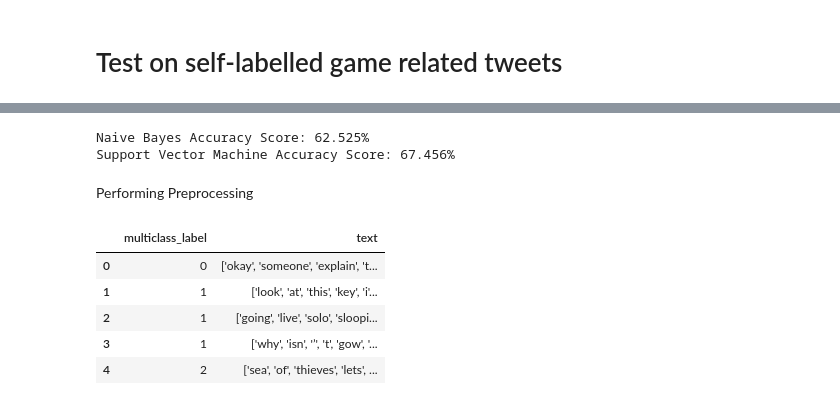
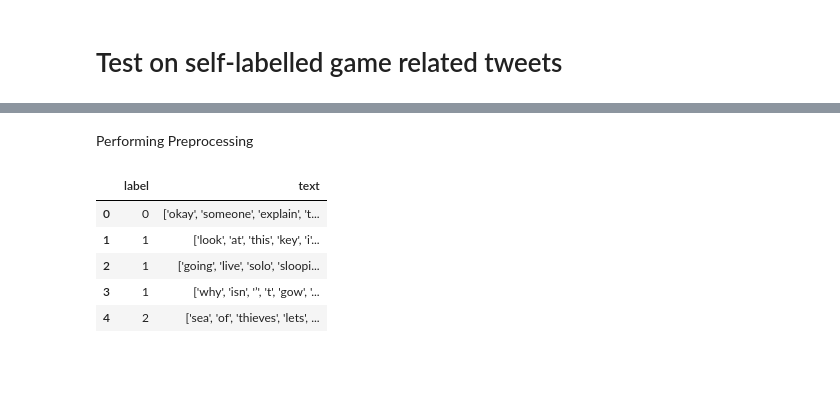
Before and after one commit to florian-frey/DataExploration-KLU, a Jupyter notebook: training_multiclass.ipynb, the cells around one changed output, grey strips where cells are left out. Drawn from its saved outputs; the diff is of its cells as text; code cells hidden in the pictures; blank space fills up the shorter version.

```diff
--- a/training_multiclass.ipynb
+++ b/training_multiclass.ipynb
@@ -201,10 +167,10 @@ Support Vector Machine Accuracy Score: 71.239%
 # %% [markdown]
 # Test on self-labelled game related tweets
 # %%
-testdata = pd.read_excel("testdata_games.xlsx", usecols=["text", "multiclass_label"])
+testdata = pd.read_excel(archive.open("game_tweets.xlsx"), usecols=["text", "label"])
 # drop unlabelled data:
 testdata = testdata.dropna()
-testdata["multiclass_label"] = testdata["multiclass_label"].astype(int)
+testdata["label"] = testdata["label"].astype(int)
 
 testdata
 # %% [output]
@@ -234,27 +198,20 @@ Without our Data Preprocessing:
-# %%
-testdata_tfidf = Tfidf_vect.transform(testdata["text"])
-predictions_NB = NB.predict(testdata_tfidf)
-predictions_SVM = SVM.predict(testdata_tfidf)
-print(f"Naive Bayes Accuracy Score: {round(accuracy_score(predictions_NB, testdata['multiclass_label'])*100, 3)}%")
-print(f"Support Vector Machine Accuracy Score: {round(accuracy_score(predictions_SVM, testdata['multiclass_label'])*100, 3)}%")
-# %% [output]
-Naive Bayes Accuracy Score: 62.525%
-Support Vector Machine Accuracy Score: 67.456%
 # %% [markdown]
 Performing Preprocessing
 # %%
 # testdata["processed_test"] = data["raw_text"].astype(str)
 testdata["text"] = [entry.lower() for entry in testdata["text"]]
 
 testdata["text"] = testdata["text"].apply(lambda x: re.sub("http[s]?://\S+", "", x))
 testdata["text"] = testdata["text"].apply(lambda x: re.sub("@\S+", "", x))
 testdata["text"] = testdata["text"].apply(lambda x: re.sub("-|\.|,|'|\?|\!|`|\*", "", x))
 
+data['text'] = data['text'].apply(lambda x: ' '.join([pstemmer.stem(word) for word in x.split()]))
+
 testdata["text"] = [str(word_tokenize(entry)) for entry in testdata["text"]]
 
 testdata.head()
 # %% [output]
-|  | multiclass_label | text |
+|  | label | text |
 | 0 | 0 | ['okay', 'someone', 'explain', 't... |
 | 1 | 1 | ['look', 'at', 'this', 'key', 'i'... |
 | 2 | 1 | ['going', 'live', 'solo', 'sloopi... |
```
Also changed, not shown: parts of 29 cells of this notebook, 2 other files.
